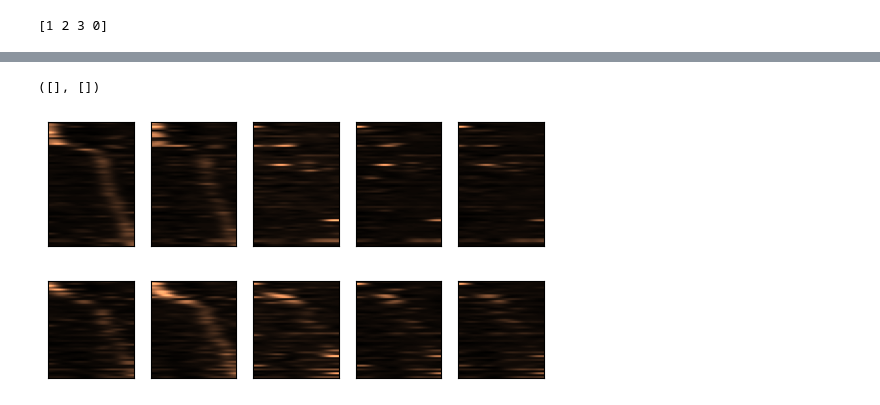
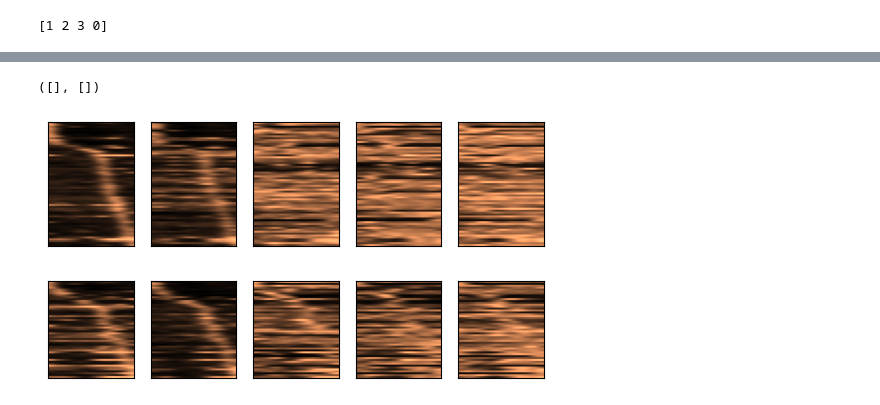
Before and after one commit to tarek-soubra/place-cell-project, a Jupyter notebook: explorev2.ipynb, the cells around one changed output, grey strips where cells are left out. Saved outputs shown, nothing was run; the diff lists cells and outputs as text; code cells hidden in the pictures.

Commit message:
updated 5x5 plot with normalisation done

```diff
--- a/explorev2.ipynb
+++ b/explorev2.ipynb
@@ -600,31 +601,36 @@ plt.imshow(figsmooth(cellsToPlot,[0,3]),cmap='copper')
 plt.figure()
 plt.subplot(1,5,1)
 cellsToPlot = np.transpose(avgAct0_placeCells0[:,np.argsort(np.argmax(avgAct0_placeCells0,axis=0))])
-plt.imshow(figsmooth(cellsToPlot,[0,3]),cmap='copper')
+norms = np.max(cellsToPlot, axis = 1).reshape(-1,1)
+plt.imshow(figsmooth(cellsToPlot/norms,[0,3]),cmap='copper')
 plt.xticks([])
 plt.yticks([])
 
 plt.subplot(1,5,2)
 cellsToPlot = np.transpose(avgAct1_placeCells0[:,np.argsort(np.argmax(avgAct0_placeCells0,axis=0))])
-plt.imshow(figsmooth(cellsToPlot,[0,3]),cmap='copper')
+norms = np.max(cellsToPlot, axis = 1).reshape(-1,1)
+plt.imshow(figsmooth(cellsToPlot/norms,[0,3]),cmap='copper')
 plt.xticks([])
 plt.yticks([])
 
 plt.subplot(1,5,3)
 cellsToPlot = np.transpose(avgAct2_placeCells0[:,np.argsort(np.argmax(avgAct0_placeCells0,axis=0))])
-plt.imshow(figsmooth(cellsToPlot,[0,3]),cmap='copper')
+norms = np.max(cellsToPlot, axis = 1).reshape(-1,1)
+plt.imshow(figsmooth(cellsToPlot/norms,[0,3]),cmap='copper')
 plt.xticks([])
 plt.yticks([])
 
 plt.subplot(1,5,4)
 cellsToPlot = np.transpose(avgAct3_placeCells0[:,np.argsort(np.argmax(avgAct0_placeCells0,axis=0))])
-plt.imshow(figsmooth(cellsToPlot,[0,3]),cmap='copper')
+norms = np.max(cellsToPlot, axis = 1).reshape(-1,1)
+plt.imshow(figsmooth(cellsToPlot/norms,[0,3]),cmap='copper')
 plt.xticks([])
 plt.yticks([])
 
 plt.subplot(1,5,5)
 cellsToPlot = np.transpose(avgAct4_placeCells0[:,np.argsort(np.argmax(avgAct0_placeCells0,axis=0))])
-plt.imshow(figsmooth(cellsToPlot,[0,3]),cmap='copper')
+norms = np.max(cellsToPlot, axis = 1).reshape(-1,1)
+plt.imshow(figsmooth(cellsToPlot/norms,[0,3]),cmap='copper')
 plt.xticks([])
 plt.yticks([])
 
@@ -632,31 +638,36 @@ plt.yticks([])
 plt.figure()
 plt.subplot(1,5,1)
 cellsToPlot = np.transpose(avgAct0_placeCells1[:,np.argsort(np.argmax(avgAct1_placeCells1,axis=0))])
-plt.imshow(figsmooth(cellsToPlot,[0,3]),cmap='copper')
+norms = np.max(cellsToPlot, axis = 1).reshape(-1,1)
+plt.imshow(figsmooth(cellsToPlot/norms,[0,3]),cmap='copper')
 plt.xticks([])
 plt.yticks([])
 
 plt.subplot(1,5,2)
 cellsToPlot = np.transpose(avgAct1_placeCells1[:,np.argsort(np.argmax(avgAct1_placeCells1,axis=0))])
-plt.imshow(figsmooth(cellsToPlot,[0,3]),cmap='copper')
+norms = np.max(cellsToPlot, axis = 1).reshape(-1,1)
+plt.imshow(figsmooth(cellsToPlot/norms,[0,3]),cmap='copper')
 plt.xticks([])
 plt.yticks([])
 
 plt.subplot(1,5,3)
 cellsToPlot = np.transpose(avgAct2_placeCells1[:,np.argsort(np.argmax(avgAct1_placeCells1,axis=0))])
-plt.imshow(figsmooth(cellsToPlot,[0,3]),cmap='copper')
+norms = np.max(cellsToPlot, axis = 1).reshape(-1,1)
+plt.imshow(figsmooth(cellsToPlot/norms,[0,3]),cmap='copper')
 plt.xticks([])
 plt.yticks([])
 
 plt.subplot(1,5,4)
 cellsToPlot = np.transpose(avgAct3_placeCells1[:,np.argsort(np.argmax(avgAct1_placeCells1,axis=0))])
-plt.imshow(figsmooth(cellsToPlot,[0,3]),cmap='copper')
+norms = np.max(cellsToPlot, axis = 1).reshape(-1,1)
+plt.imshow(figsmooth(cellsToPlot/norms,[0,3]),cmap='copper')
 plt.xticks([])
 plt.yticks([])
 
 plt.subplot(1,5,5)
 cellsToPlot = np.transpose(avgAct4_placeCells1[:,np.argsort(np.argmax(avgAct1_placeCells1,axis=0))])
-plt.imshow(figsmooth(cellsToPlot,[0,3]),cmap='copper')
+norms = np.max(cellsToPlot, axis = 1).reshape(-1,1)
+plt.imshow(figsmooth(cellsToPlot/norms,[0,3]),cmap='copper')
 plt.xticks([])
 plt.yticks([])
 
@@ -664,31 +675,36 @@ plt.yticks([])
 plt.figure()
 plt.subplot(1,5,1)
 cellsToPlot = np.transpose(avgAct0_placeCells2[:,np.argsort(np.argmax(avgAct2_placeCells2,axis=0))])
-plt.imshow(figsmooth(cellsToPlot,[0,3]),cmap='copper')
+norms = np.max(cellsToPlot, axis = 1).reshape(-1,1)
+plt.imshow(figsmooth(cellsToPlot/norms,[0,3]),cmap='copper')
 plt.xticks([])
 plt.yticks([])
 
 plt.subplot(1,5,2)
 cellsToPlot = np.transpose(avgAct1_placeCells2[:,np.argsort(np.argmax(avgAct2_placeCells2,axis=0))])
-plt.imshow(figsmooth(cellsToPlot,[0,3]),cmap='copper')
+norms = np.max(cellsToPlot, axis = 1).reshape(-1,1)
+plt.imshow(figsmooth(cellsToPlot/norms,[0,3]),cmap='copper')
 plt.xticks([])
 plt.yticks([])
 
 plt.subplot(1,5,3)
 cellsToPlot = np.transpose(avgAct2_placeCells2[:,np.argsort(np.argmax(avgAct2_placeCells2,axis=0))])
-plt.imshow(figsmooth(cellsToPlot,[0,3]),cmap='copper')
+norms = np.max(cellsToPlot, axis = 1).reshape(-1,1)
+plt.imshow(figsmooth(cellsToPlot/norms,[0,3]),cmap='copper')
 plt.xticks([])
 plt.yticks([])
 
 plt.subplot(1,5,4)
 cellsToPlot = np.transpose(avgAct3_placeCells2[:,np.argsort(np.argmax(avgAct2_placeCells2,axis=0))])
-plt.imshow(figsmooth(cellsToPlot,[0,3]),cmap='copper')
+norms = np.max(cellsToPlot, axis = 1).reshape(-1,1)
+plt.imshow(figsmooth(cellsToPlot/norms,[0,3]),cmap='copper')
 plt.xticks([])
 plt.yticks([])
 
 plt.subplot(1,5,5)
 cellsToPlot = np.transpose(avgAct4_placeCells2[:,np.argsort(np.argmax(avgAct2_placeCells2,axis=0))])
-plt.imshow(figsmooth(cellsToPlot,[0,3]),cmap='copper')
+norms = np.max(cellsToPlot, axis = 1).reshape(-1,1)
+plt.imshow(figsmooth(cellsToPlot/norms,[0,3]),cmap='copper')
 plt.xticks([])
 plt.yticks([])
 
@@ -696,66 +712,76 @@ plt.yticks([])
 plt.figure()
 plt.subplot(1,5,1)
 cellsToPlot = np.transpose(avgAct0_placeCells3[:,np.argsort(np.argmax(avgAct3_placeCells3,axis=0))])
-plt.imshow(figsmooth(cellsToPlot,[0,3]),cmap='copper')
+norms = np.max(cellsToPlot, axis = 1).reshape(-1,1)
+plt.imshow(figsmooth(cellsToPlot/norms,[0,3]),cmap='copper')
 plt.xticks([])
 plt.yticks([])
 
 plt.subplot(1,5,2)
 cellsToPlot = np.transpose(avgAct1_placeCells3[:,np.argsort(np.argmax(avgAct3_placeCells3,axis=0))])
-plt.imshow(figsmooth(cellsToPlot,[0,3]),cmap='copper')
+norms = np.max(cellsToPlot, axis = 1).reshape(-1,1)
+plt.imshow(figsmooth(cellsToPlot/norms,[0,3]),cmap='copper')
 plt.xticks([])
 plt.yticks([])
 
 plt.subplot(1,5,3)
 cellsToPlot = np.transpose(avgAct2_placeCells3[:,np.argsort(np.argmax(avgAct3_placeCells3,axis=0))])
-plt.imshow(figsmooth(cellsToPlot,[0,3]),cmap='copper')
+norms = np.max(cellsToPlot, axis = 1).reshape(-1,1)
+plt.imshow(figsmooth(cellsToPlot/norms,[0,3]),cmap='copper')
 plt.xticks([])
 plt.yticks([])
 
 plt.subplot(1,5,4)
 cellsToPlot = np.transpose(avgAct3_placeCells3[:,np.argsort(np.argmax(avgAct3_placeCells3,axis=0))])
-plt.imshow(figsmooth(cellsToPlot,[0,3]),cmap='copper')
+norms = np.max(cellsToPlot, axis = 1).reshape(-1,1)
+plt.imshow(figsmooth(cellsToPlot/norms,[0,3]),cmap='copper')
 plt.xticks([])
 plt.yticks([])
 
 plt.subplot(1,5,5)
 cellsToPlot = np.transpose(avgAct4_placeCells3[:,np.argsort(np.argmax(avgAct3_placeCells3,axis=0))])
-plt.imshow(figsmooth(cellsToPlot,[0,3]),cmap='copper')
+norms = np.max(cellsToPlot, axis = 1).reshape(-1,1)
+plt.imshow(figsmooth(cellsToPlot/norms,[0,3]),cmap='copper')
 plt.xticks([])
 plt.yticks([])
 
 # 5th row
 plt.figure()
 plt.subplot(1,5,1)
 cellsToPlot = np.transpose(avgAct0_placeCells4[:,np.argsort(np.argmax(avgAct4_placeCells4,axis=0))])
-plt.imshow(figsmooth(cellsToPlot,[0,3]),cmap='copper')
+norms = np.max(cellsToPlot, axis = 1).reshape(-1,1)
+plt.imshow(figsmooth(cellsToPlot/norms,[0,3]),cmap='copper')
 plt.xticks([])
 plt.yticks([])
 
 plt.subplot(1,5,2)
 cellsToPlot = np.transpose(avgAct1_placeCells4[:,np.argsort(np.argmax(avgAct4_placeCells4,axis=0))])
-plt.imshow(figsmooth(cellsToPlot,[0,3]),cmap='copper')
+norms = np.max(cellsToPlot, axis = 1).reshape(-1,1)
+plt.imshow(figsmooth(cellsToPlot/norms,[0,3]),cmap='copper')
 plt.xticks([])
 plt.yticks([])
 
 plt.subplot(1,5,3)
 cellsToPlot = np.transpose(avgAct2_placeCells4[:,np.argsort(np.argmax(avgAct4_placeCells4,axis=0))])
-plt.imshow(figsmooth(cellsToPlot,[0,3]),cmap='copper')
+norms = np.max(cellsToPlot, axis = 1).reshape(-1,1)
+plt.imshow(figsmooth(cellsToPlot/norms,[0,3]),cmap='copper')
 plt.xticks([])
 plt.yticks([])
 
 plt.subplot(1,5,4)
 cellsToPlot = np.transpose(avgAct3_placeCells4[:,np.argsort(np.argmax(avgAct4_placeCells4,axis=0))])
-plt.imshow(figsmooth(cellsToPlot,[0,3]),cmap='copper')
+norms = np.max(cellsToPlot, axis = 1).reshape(-1,1)
+plt.imshow(figsmooth(cellsToPlot/norms,[0,3]),cmap='copper')
 plt.xticks([])
 plt.yticks([])
 
 plt.subplot(1,5,5)
 cellsToPlot = np.transpose(avgAct4_placeCells4[:,np.argsort(np.argmax(avgAct4_placeCells4,axis=0))])
-plt.imshow(figsmooth(cellsToPlot,[0,3]),cmap='copper')
+norms = np.max(cellsToPlot, axis = 1).reshape(-1,1)
+plt.imshow(figsmooth(cellsToPlot/norms,[0,3]),cmap='copper')
 plt.xticks([])
 plt.yticks([])
 # %% [output]
 ([], [])
-[figure, old version]
+[figure, new version]
-[figure, old version]
+[figure, new version]
```
Also changed, not shown: parts of 2 cells of this notebook.
